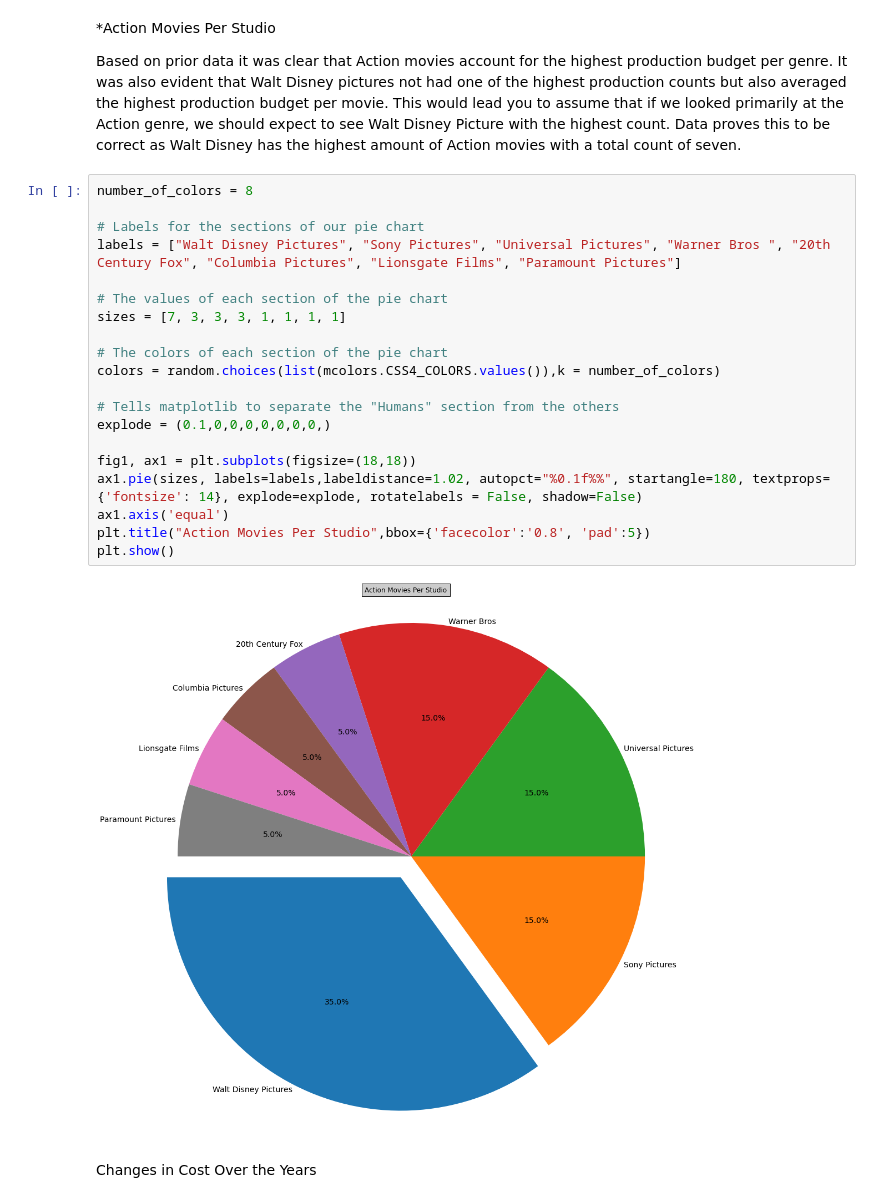
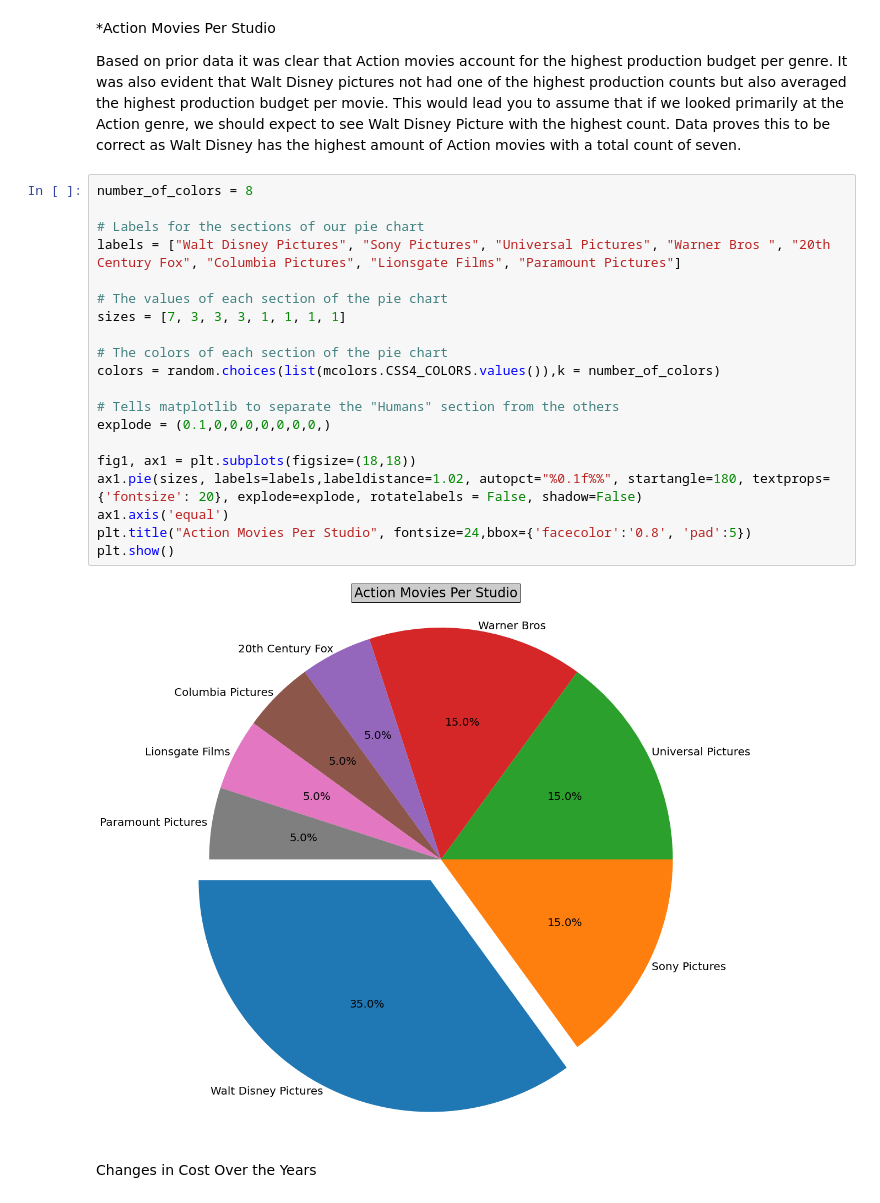
Before and after one commit to annied222/Project_1, a Jupyter notebook: pie_charts.ipynb, the cells around one changed output. Cells and saved outputs as stored; diff of their text form.

```diff
--- a/pie_charts.ipynb
+++ b/pie_charts.ipynb
@@ -180,25 +169,25 @@ Based on prior data it was clear that Action movies account for the highest prod
 # %%
 number_of_colors = 8
 
 # Labels for the sections of our pie chart
 labels = ["Walt Disney Pictures", "Sony Pictures", "Universal Pictures", "Warner Bros ", "20th Century Fox", "Columbia Pictures", "Lionsgate Films", "Paramount Pictures"]
 
 # The values of each section of the pie chart
 sizes = [7, 3, 3, 3, 1, 1, 1, 1]
 
 # The colors of each section of the pie chart
 colors = random.choices(list(mcolors.CSS4_COLORS.values()),k = number_of_colors)
 
 # Tells matplotlib to separate the "Humans" section from the others
 explode = (0.1,0,0,0,0,0,0,0,)
 
 fig1, ax1 = plt.subplots(figsize=(18,18))
-ax1.pie(sizes, labels=labels,labeldistance=1.02, autopct="%0.1f%%", startangle=180, textprops={'fontsize': 14}, explode=explode, rotatelabels = False, shadow=False)
+ax1.pie(sizes, labels=labels,labeldistance=1.02, autopct="%0.1f%%", startangle=180, textprops={'fontsize': 20}, explode=explode, rotatelabels = False, shadow=False)
 ax1.axis('equal')
-plt.title("Action Movies Per Studio",bbox={'facecolor':'0.8', 'pad':5})
+plt.title("Action Movies Per Studio", fontsize=24,bbox={'facecolor':'0.8', 'pad':5})
 plt.show()
 # %% [output]
-[figure, old version]
+[figure, new version]
 # %% [markdown]
 Changes in Cost Over the Years
 # %% [markdown]
```
Also changed, not shown: parts of 4 cells of this notebook.
